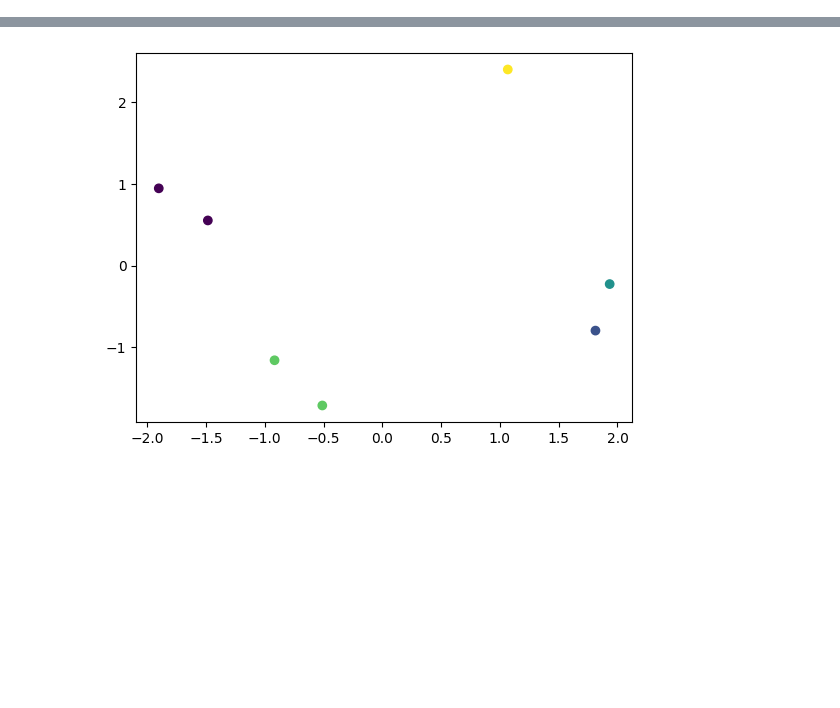
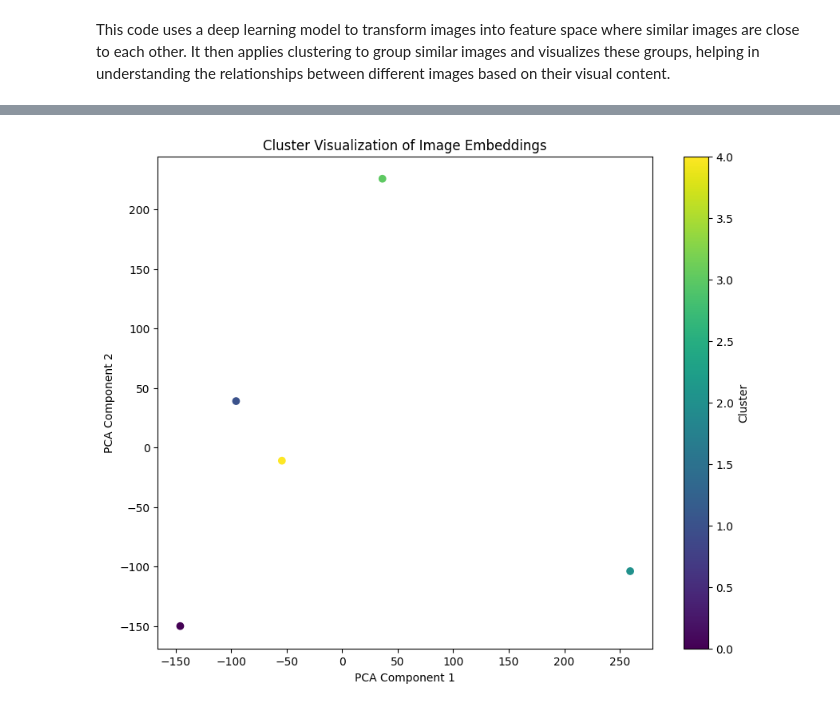
Before and after one commit to SanjayBhargavKudupudi/Clustering, a Jupyter notebook: Image/Image_Embedding.ipynb, the cells around one changed output, grey strips where cells are left out. Saved outputs shown, nothing was run; the diff lists cells and outputs as text; code cells hidden in the pictures; blank space fills up the shorter version.

```diff
--- a/Image/Image_Embedding.ipynb
+++ b/Image/Image_Embedding.ipynb
@@ -1,5 +1,7 @@
 # %% [markdown]
 <a href="https://colab.research.google.com/github/SanjayBhargavKudupudi/Clustering/blob/main/Image/Image_Embedding.ipynb" target="_parent"><img src="https://colab.research.google.com/assets/colab-badge.svg" alt="Open In Colab"/></a>
+# %% [markdown]
+This code uses a deep learning model to transform images into  feature space where similar images are close to each other. It then applies clustering to group similar images and visualizes these groups, helping in understanding the relationships between different images based on their visual content.
 # %%
 # Import necessary libraries
 import tensorflow as tf
@@ -7,6 +9,8 @@ import numpy as np
 from sklearn.cluster import KMeans
 from sklearn.decomposition import PCA
 import matplotlib.pyplot as plt
+from tensorflow.keras.applications.mobilenet_v2 import MobileNetV2, preprocess_input
+from tensorflow.keras.models import Model
 
 # Function to load and preprocess images
 def load_and_preprocess_images(image_paths):
@@ -14,16 +18,22 @@ def load_and_preprocess_images(image_paths):
     for path in image_paths:
         img = tf.keras.preprocessing.image.load_img(path, target_size=(224, 224))
         img = tf.keras.preprocessing.image.img_to_array(img)
-        img = tf.keras.applications.mobilenet_v2.preprocess_input(img)
+        img = preprocess_input(img)
         images.append(img)
     return np.array(images)
 
-# Function to extract embeddings using imagebind llm
-def extract_embeddings(images):
-    # This function should use imagebind llm to extract embeddings
+# Function to load a pretrained MobileNetV2 model
+def load_feature_extractor():
+    base_model = MobileNetV2(weights='imagenet', include_top=False, input_shape=(224, 224, 3))
+    model = Model(inputs=base_model.input, outputs=base_model.layers[-1].output)  # Using the last layer's output
+    return model
 
-    embeddings = [np.random.rand(128) for _ in images]
-    return np.array(embeddings)
+# Function to extract embeddings using the pretrained model
+def extract_embeddings(images, model):
+    embeddings = model.predict(images)
+    # Optional: Flatten or pool the embeddings
+    embeddings = embeddings.reshape(embeddings.shape[0], -1)
+    return embeddings
 
 # Function to perform clustering
 def perform_clustering(embeddings, n_clusters=5):
@@ -31,19 +41,37 @@ def perform_clustering(embeddings, n_clusters=5):
     kmeans.fit(embeddings)
     return kmeans.labels_
 
-image_paths = ['/content/drive/MyDrive/DATA_MINING_DATASETS/img/images/images/absol.png','/content/drive/MyDrive/DATA_MINING_DATASETS/img/images/images/espeon.png','/content/drive/MyDrive/DATA_MINING_DATASETS/img/images/images/exeggutor.png','/content/drive/MyDrive/DATA_MINING_DATASETS/img/images/images/feebas.png','/content/drive/MyDrive/DATA_MINING_DATASETS/img/images/images/araquanid.jpg', '/content/drive/MyDrive/DATA_MINING_DATASETS/img/images/images/altaria.png','/content/drive/MyDrive/DATA_MINING_DATASETS/img/images/images/chinchou.png']
+# Define your image paths
+image_paths = [
+    '/content/drive/MyDrive/DATA_MINING_DATASETS/img/images/images/absol.png',
+    '/content/drive/MyDrive/DATA_MINING_DATASETS/img/images/images/espeon.png',
+    '/content/drive/MyDrive/DATA_MINING_DATASETS/img/images/images/amaura.png',
+    '/content/drive/MyDrive/DATA_MINING_DATASETS/img/images/images/arceus.png',
+    '/content/drive/MyDrive/DATA_MINING_DATASETS/img/images/images/bonsly.png',
+    ]
+
+# Load and preprocess images
 images = load_and_preprocess_images(image_paths)
 
+# Load the pretrained model
+feature_extractor = load_feature_extractor()
+
 # Extract embeddings
-embeddings = extract_embeddings(images)
+embeddings = extract_embeddings(images, feature_extractor)
 
 # Perform clustering
 labels = perform_clustering(embeddings)
 
-
-# Example: PCA for dimensionality reduction
+# PCA for dimensionality reduction
 pca = PCA(n_components=2)
 reduced_embeddings = pca.fit_transform(embeddings)
-plt.scatter(reduced_embeddings[:, 0], reduced_embeddings[:, 1], c=labels)
+
+# Visualization
+plt.figure(figsize=(10, 8))
+plt.scatter(reduced_embeddings[:, 0], reduced_embeddings[:, 1], c=labels, cmap='viridis')
+plt.title('Cluster Visualization of Image Embeddings')
+plt.xlabel('PCA Component 1')
+plt.ylabel('PCA Component 2')
+plt.colorbar(label='Cluster')
 plt.show()
 # %% [output]
@@ -50 +79 @@ plt.show()
-[figure, old version]
+[figure, new version]
```
Also changed, not shown: parts of 1 cell of this notebook.
